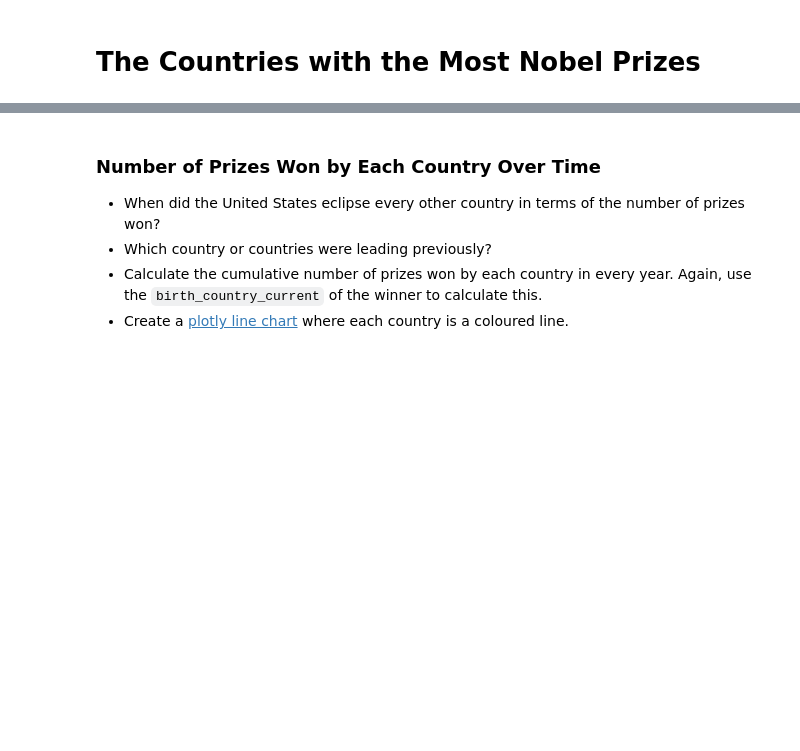
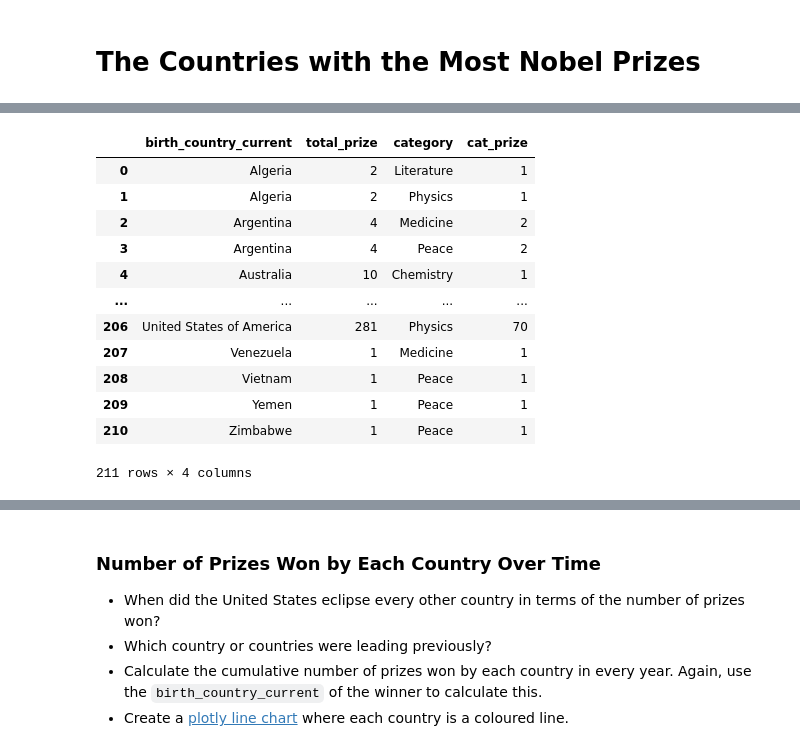
Before and after one commit to ImamSyabana/PythonDay16-100, a Jupyter notebook: Day 79/Nobel_Prize_Analysis_(start).ipynb, the cells around one changed output, grey strips where cells are left out. Cells and saved outputs as stored; diff of their text form; code cells hidden in the pictures; blank space fills up the shorter version.

```diff
--- a/Day 79/Nobel_Prize_Analysis_(start).ipynb
+++ b/Day 79/Nobel_Prize_Analysis_(start).ipynb
@@ -745,0 +766,8 @@ fig.show()
+# %%
+top20_countries_data = {
+    "birth_country_current" : df_data.groupby(by="birth_country_current").count()["prize"].index,
+    "prize" : df_data.groupby(by="birth_country_current").count()["prize"].values
+}
+
+top20_countries = pd.DataFrame(top20_countries_data)
+top20_countries
@@ -755,0 +819,6 @@ Hint: You'll need to use a 3 letter country code for each country.
+# %%
+add_ISO = []
+
+for country in top20_countries["birth_country_current"]:
+    print(df_data[df_data["birth_country_current"] == country]["ISO"][:1].values[0])
+    add_ISO.append(df_data[df_data["birth_country_current"] == country]["ISO"][:1].values[0])
@@ -755,0 +847,2 @@ Hint: You'll need to use a 3 letter country code for each country.
+# %%
+top20_countries["ISO"] = add_ISO
@@ -776,0 +888,6 @@ The hard part is preparing the data for this chart!
+# %%
+group_Df = df_data.groupby(["birth_country_current", "category"]).agg(
+    cat_prize = ("category", "count")
+
+).reset_index()
+print(group_Df)
@@ -776,0 +918,19 @@ The hard part is preparing the data for this chart!
+# %%
+countries_cat_num = pd.merge(top20_countries, group_Df, on = "birth_country_current", how = "right")
+countries_cat_num = countries_cat_num.drop("ISO", axis=1)
+countries_cat_num = countries_cat_num.rename(columns={'prize':'total_prize'})
+countries_cat_num
+# %% [output]
+|  | birth_country_current | total_prize | category | cat_prize |
+| 0 | Algeria | 2 | Literature | 1 |
+| 1 | Algeria | 2 | Physics | 1 |
+| 2 | Argentina | 4 | Medicine | 2 |
+| 3 | Argentina | 4 | Peace | 2 |
+| 4 | Australia | 10 | Chemistry | 1 |
+| ... | ... | ... | ... | ... |
+| 206 | United States of America | 281 | Physics | 70 |
+| 207 | Venezuela | 1 | Medicine | 1 |
+| 208 | Vietnam | 1 | Peace | 1 |
+| 209 | Yemen | 1 | Peace | 1 |
+| 210 | Zimbabwe | 1 | Peace | 1 |
+211 rows × 4 columns
```
Also changed, not shown: parts of 15 cells of this notebook.
